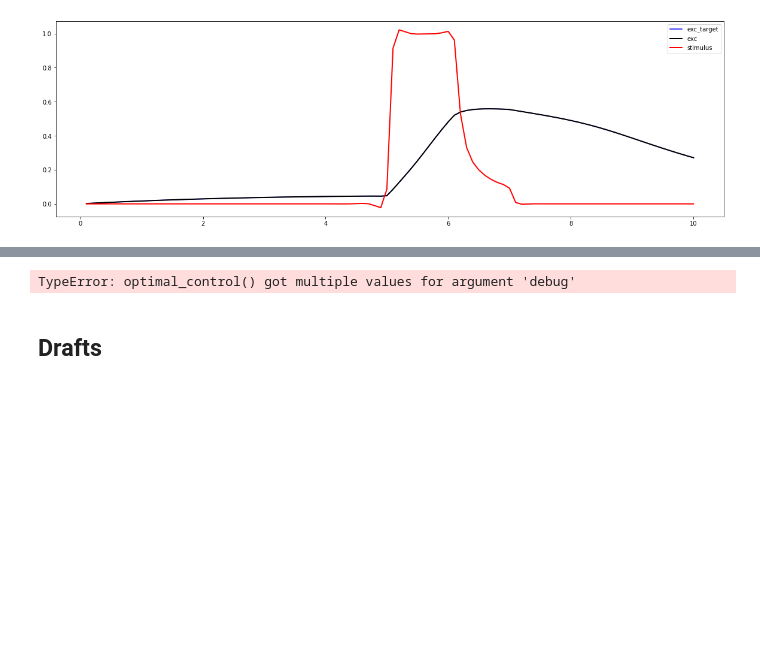
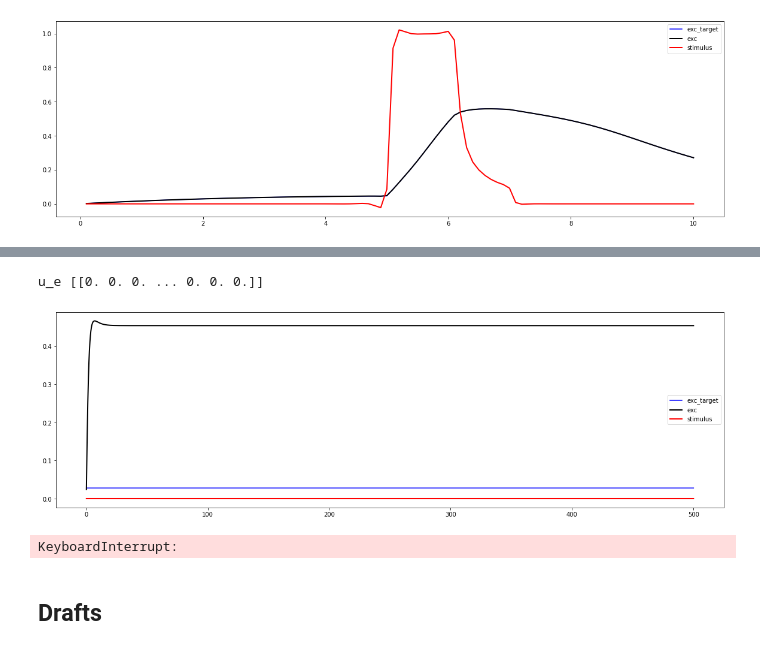
Before and after one commit to mashayu/Wilson_cowan_neurolib, a Jupyter notebook: wilson-cowan.ipynb, the cells around one changed output, grey strips where cells are left out. Saved outputs shown, nothing was run; the diff lists cells and outputs as text; code cells hidden in the pictures; blank space fills up the shorter version.

```diff
--- a/wilson-cowan.ipynb
+++ b/wilson-cowan.ipynb
@@ -260,7 +137,7 @@ def optimal_control(wс, exc_exp, inh_exp, debug = False):
     #u_i = stimulus
     #u_e = stimulus
     print("u_e", u_e)
-    for l in range(2000):
+    for l in range(20):
 
         wc.params["control_term_E"] = u_e
         wc.params["control_term_I"] = u_i
@@ -274,7 +151,7 @@ def optimal_control(wс, exc_exp, inh_exp, debug = False):
         if(debug):
             print(np.shape(ex))
             print(int(wc.params['duration']/wc.params['dt']))
-        if (l%200==0):
+        if (l%1==0):
             plt.figure(figsize = (20, 6))
             plt.plot(wc.t, exc_exp.T,c = 'blue',label="exc_target")
             plt.plot(wc.t, ex[0].tolist(), c='k', lw = 2, label="exc")
@@ -541,14 +446,23 @@ u_e [[0. 0. 0. 0. 0. 0. 0. 0. 0. 0. 0. 0. 0. 0. 0. 0. 0. 0. 0. 0. 0. 0. 0. 0.
+# %%
+wc = WCModel()
+wc.params["a_exc"] = 1
+wc.params["a_inh"] = 1
+
+wc.params['exc_ext'] = 3.33
+wc.params['inh_ext'] = 3.89
+
+wc.params['duration'] = 500
+
+
+optimal_control(wc, target_low,target_low_inh, debug = False)
+
+#optimal_control(wc, stimulus, target, target)
+# %% [output]
+u_e [[0. 0. 0. ... 0. 0. 0.]]
+[figure, added]
+KeyboardInterrupt:
 # %%
 wc.params["control_term"] = stimulus
-# %%
-#wc = WCModel()
-#wc.params["control_term"] = s
-#wc.params['exc_ext'] = 3.5
-#wc.params['inh_ext'] = 3.5
-optimal_control(wc, stimulus, wc.exc[0], wc.inh[0], debug = False)
-#optimal_control(wc, stimulus, target, target)
-# %% [output]
-TypeError: optimal_control() got multiple values for argument 'debug'
 # %%
 #target signal
 
```
Also changed, not shown: parts of 9 cells of this notebook.
